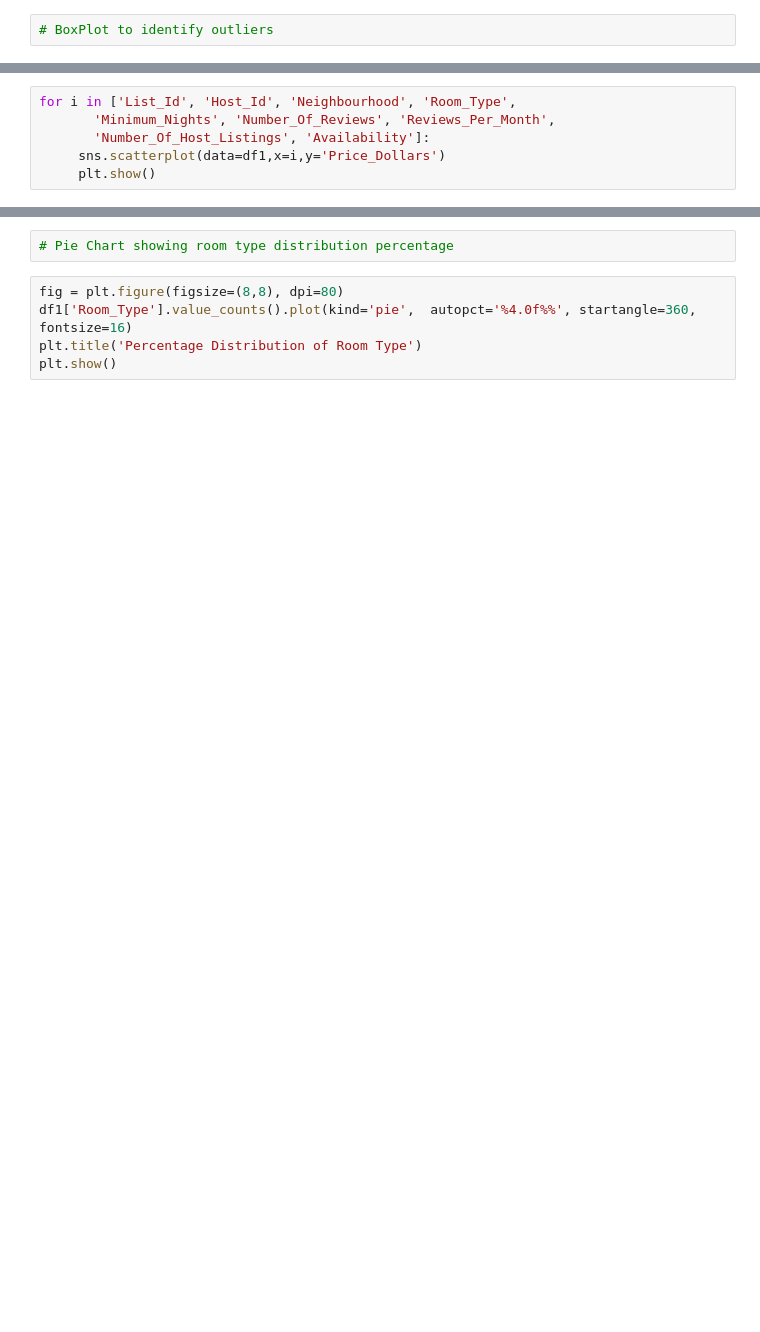
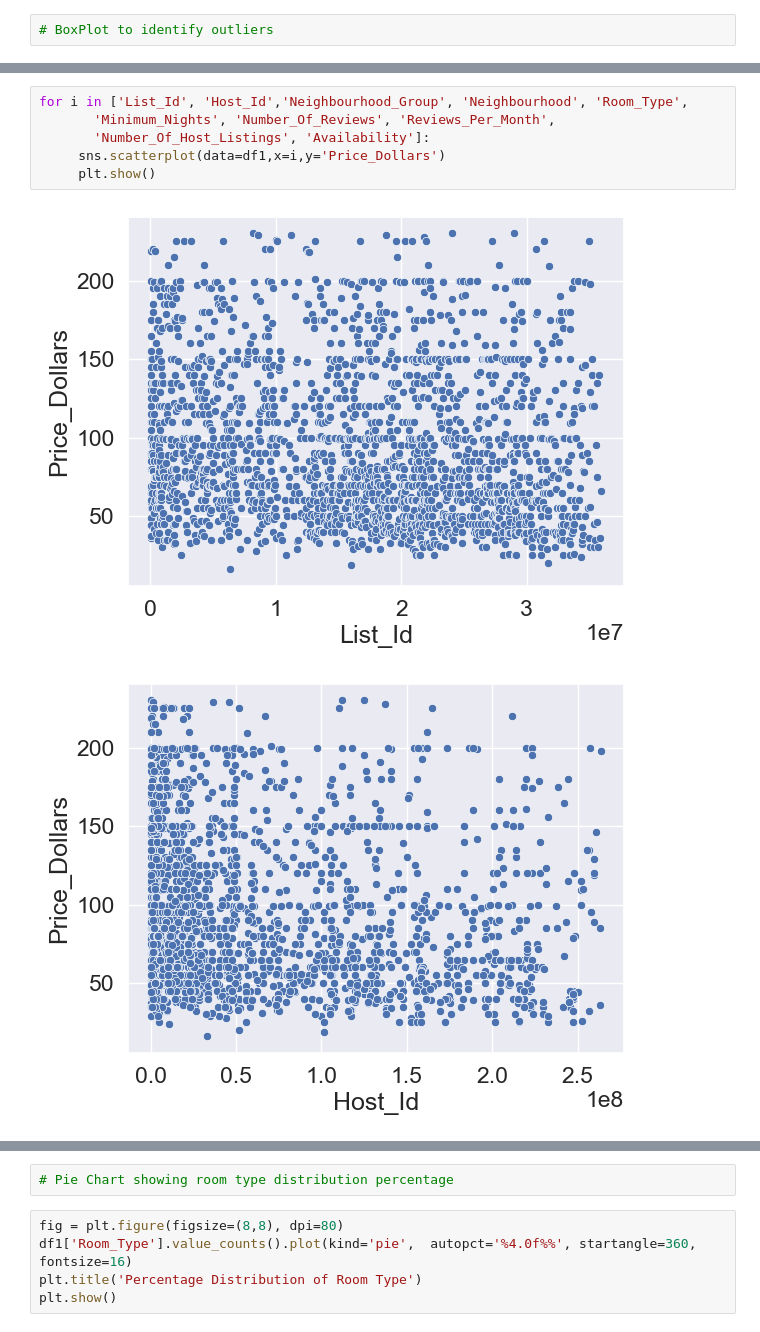
Before and after one commit to d-e-o-lab/MCS7103AirbnbDynamicPricing, a Jupyter notebook: AirBnB Dynamic Pricing.ipynb, the cells around one changed output, grey strips where cells are left out. Cells and saved outputs as stored; diff of their text form; blank space fills up the shorter version.

```diff
--- a/AirBnB Dynamic Pricing.ipynb
+++ b/AirBnB Dynamic Pricing.ipynb
@@ -662,6 +526,0 @@ Index(['List_Id', 'Host_Id', 'Neighbourhood_Group', 'Neighbourhood',
-# %%
-for i in ['List_Id', 'Host_Id', 'Neighbourhood', 'Room_Type',
-       'Minimum_Nights', 'Number_Of_Reviews', 'Reviews_Per_Month',
-       'Number_Of_Host_Listings', 'Availability']:
-     sns.scatterplot(data=df1,x=i,y='Price_Dollars')
-     plt.show()
@@ -677,0 +731,9 @@ for i in ['List_Id', 'Host_Id', 'Neighbourhood', 'Room_Type',
+# %%
+for i in ['List_Id', 'Host_Id','Neighbourhood_Group', 'Neighbourhood', 'Room_Type',
+       'Minimum_Nights', 'Number_Of_Reviews', 'Reviews_Per_Month',
+       'Number_Of_Host_Listings', 'Availability']:
+     sns.scatterplot(data=df1,x=i,y='Price_Dollars')
+     plt.show()
+# %% [output]
+[figure, added]
+[figure, added]
```
Also changed, not shown: parts of 129 cells of this notebook.
